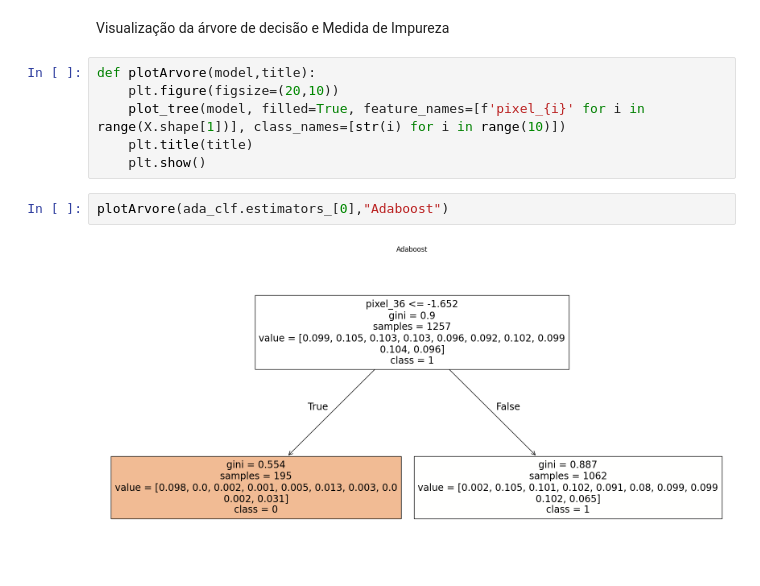
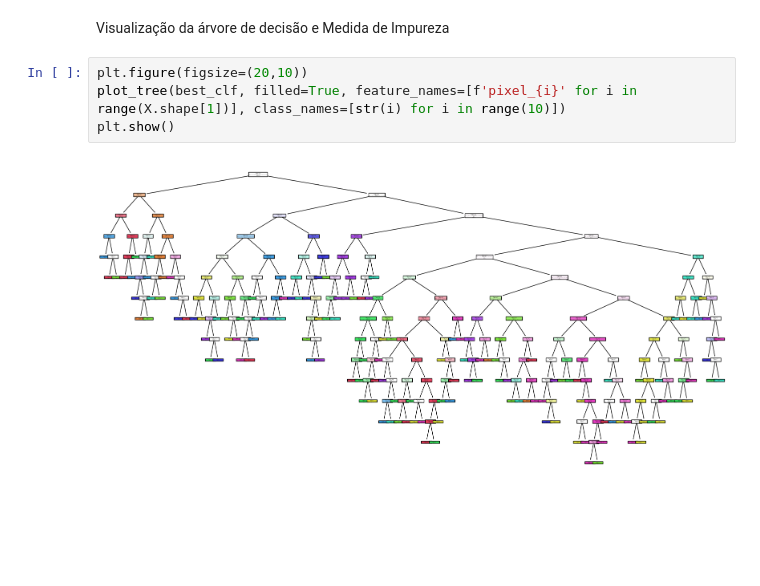
Before and after one commit to EmilyCosta/PECE-rvore-de-decis-o, a Jupyter notebook: training_notebook.ipynb, the cells around one changed output. Drawn from its saved outputs; the diff is of its cells as text; blank space fills up the shorter version.

```diff
--- a/training_notebook.ipynb
+++ b/training_notebook.ipynb
@@ -82,15 +123,11 @@ Accuracy of Ensemble model: 0.9648
 # %% [markdown]
 Visualização da árvore de decisão e Medida de Impureza
 # %%
-def plotArvore(model,title):
-    plt.figure(figsize=(20,10))
-    plot_tree(model, filled=True, feature_names=[f'pixel_{i}' for i in range(X.shape[1])], class_names=[str(i) for i in range(10)])
-    plt.title(title)
-    plt.show()
+plt.figure(figsize=(20,10))
+plot_tree(best_clf, filled=True, feature_names=[f'pixel_{i}' for i in range(X.shape[1])], class_names=[str(i) for i in range(10)])
+plt.show()
+# %% [output]
+[figure, added]
-# %%
-plotArvore(ada_clf.estimators_[0],"Adaboost")
-# %% [output]
-[figure, removed]
 # %%
 # Medidas de impureza
 
```
Also changed, not shown: parts of 4 cells of this notebook, 6 other files.
